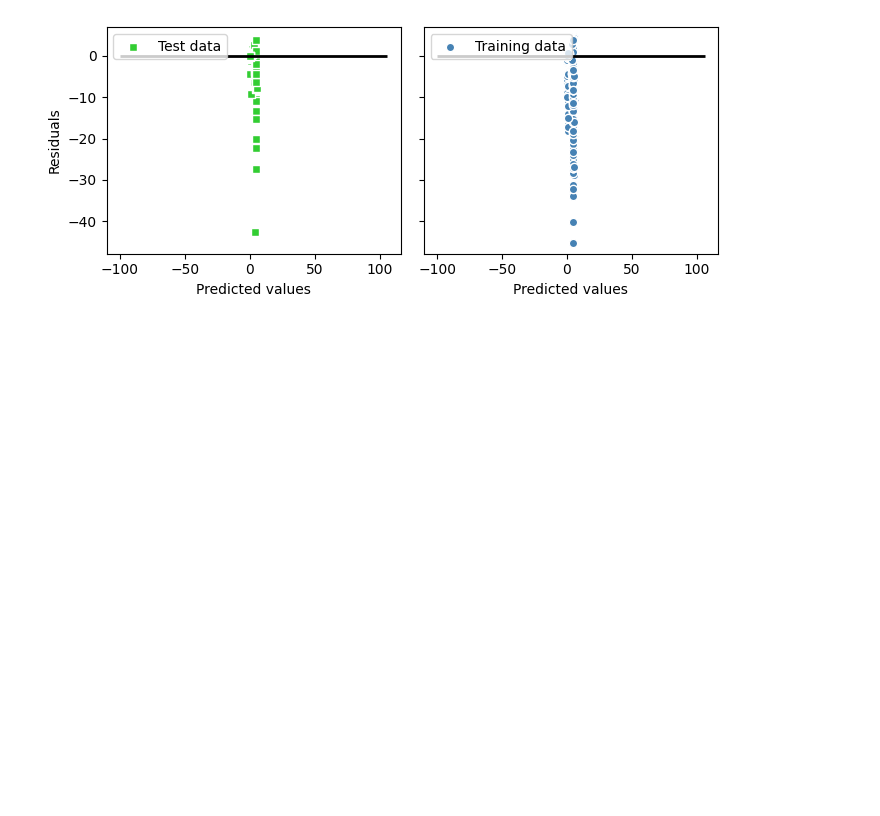
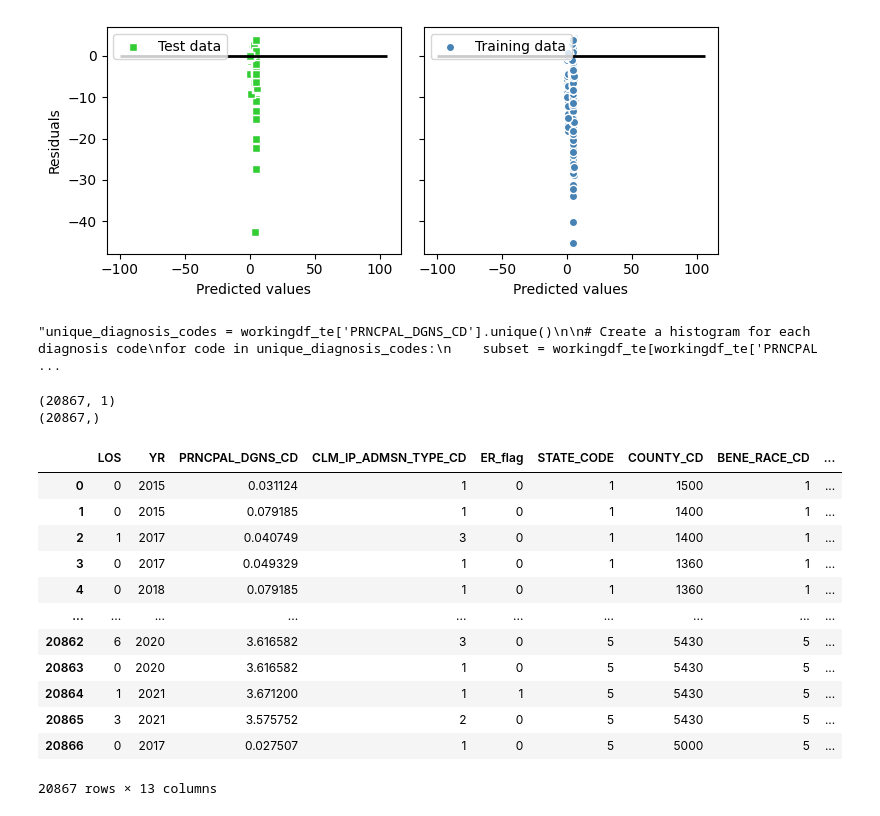
Before and after one commit to lwilsen/HealthCareAnalysis, a Jupyter notebook: luke_code/modelling/SLR_train_s2.ipynb, the cells around one changed output. Cells and saved outputs as stored; diff of their text form; code cells hidden in the pictures; blank space fills up the shorter version.

Commit message:
added target encoding for SLR

```diff
--- a/luke_code/modelling/SLR_train_s2.ipynb
+++ b/luke_code/modelling/SLR_train_s2.ipynb
@@ -245,3 +248,54 @@ graph_results(predictions["LinearRegression - NoneType - rest_train-2023test"]["
               y_test_2023)
 # %% [output]
 [figure]
+# %%
+"""unique_diagnosis_codes = workingdf_te['PRNCPAL_DGNS_CD'].unique()
+
+# Create a histogram for each diagnosis code
+for code in unique_diagnosis_codes:
+    subset = workingdf_te[workingdf_te['PRNCPAL_DGNS_CD'] == code]
+    plt.figure(figsize=(8, 6))
+    plt.hist(subset['LOS'], bins=20, alpha=0.7, color='blue', edgecolor='black')
+    plt.title(f'Histogram of LOS for Diagnosis Code: {code}')
+    plt.xlabel('Length of Stay (LOS)')
+    plt.ylabel('Frequency')
+    plt.grid(axis='y', alpha=0.75)
+    plt.show()"""
+
+#The above plots showed that there were a lot of diagnosis codes for which the average LOS actually was 0
+# %% [output]
+"unique_diagnosis_codes = workingdf_te['PRNCPAL_DGNS_CD'].unique()\n\n# Create a histogram for each diagnosis code\nfor code in unique_diagnosis_codes:\n    subset = workingdf_te[workingdf_te['PRNCPAL ...
+# %%
+# Target Encoding Diagnosis Codes
+
+workingdf_te = main[select_cols].copy()
+
+prncpl_diag_col = pd.DataFrame(data = {"PRNCPL_DGNS_CD": workingdf_te.loc[:,"PRNCPAL_DGNS_CD"]})
+
+print(prncpl_diag_col.shape)
+
+los_col = workingdf_te.loc[:,"LOS"]
+
+print(los_col.shape)
+
+encoder = TargetEncoder(categories='auto', target_type='continuous', smooth='auto', cv=5, random_state=42)
+
+workingdf_te["PRNCPAL_DGNS_CD"] = encoder.fit_transform(prncpl_diag_col, los_col)
+
+workingdf_te
+# %% [output]
+(20867, 1)
+(20867,)
+|  | LOS | YR | PRNCPAL_DGNS_CD | CLM_IP_ADMSN_TYPE_CD | ER_flag | STATE_CODE | COUNTY_CD | BENE_RACE_CD | ... |
+| 0 | 0 | 2015 | 0.031124 | 1 | 0 | 1 | 1500 | 1 | ... |
+| 1 | 0 | 2015 | 0.079185 | 1 | 0 | 1 | 1400 | 1 | ... |
+| 2 | 1 | 2017 | 0.040749 | 3 | 0 | 1 | 1400 | 1 | ... |
+| 3 | 0 | 2017 | 0.049329 | 1 | 0 | 1 | 1360 | 1 | ... |
+| 4 | 0 | 2018 | 0.079185 | 1 | 0 | 1 | 1360 | 1 | ... |
+| ... | ... | ... | ... | ... | ... | ... | ... | ... | ... |
+| 20862 | 6 | 2020 | 3.616582 | 3 | 0 | 5 | 5430 | 5 | ... |
+| 20863 | 0 | 2020 | 3.616582 | 1 | 0 | 5 | 5430 | 5 | ... |
+| 20864 | 1 | 2021 | 3.671200 | 1 | 1 | 5 | 5430 | 5 | ... |
+| 20865 | 3 | 2021 | 3.575752 | 2 | 0 | 5 | 5430 | 5 | ... |
+| 20866 | 0 | 2017 | 0.027507 | 1 | 0 | 5 | 5000 | 5 | ... |
+20867 rows × 13 columns
```
Also changed, not shown: parts of 5 cells of this notebook, 5 other files.
